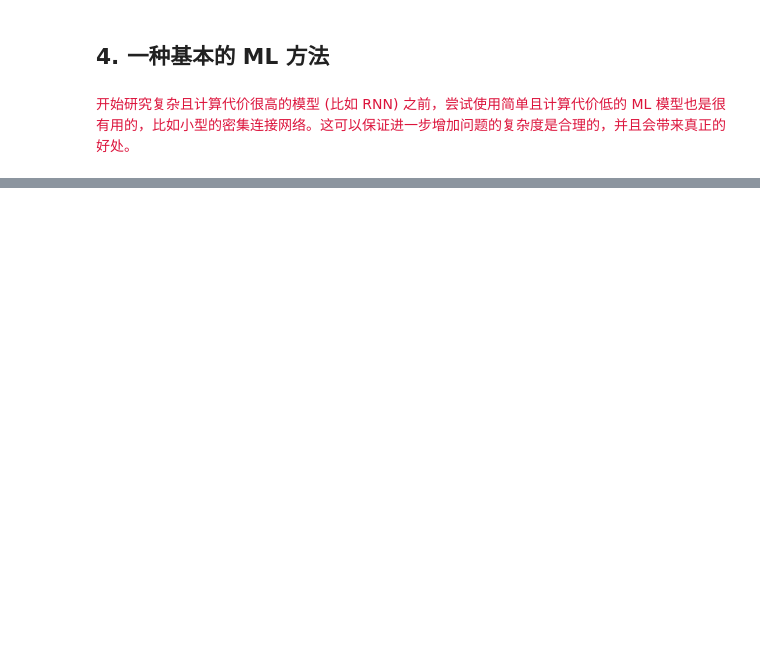
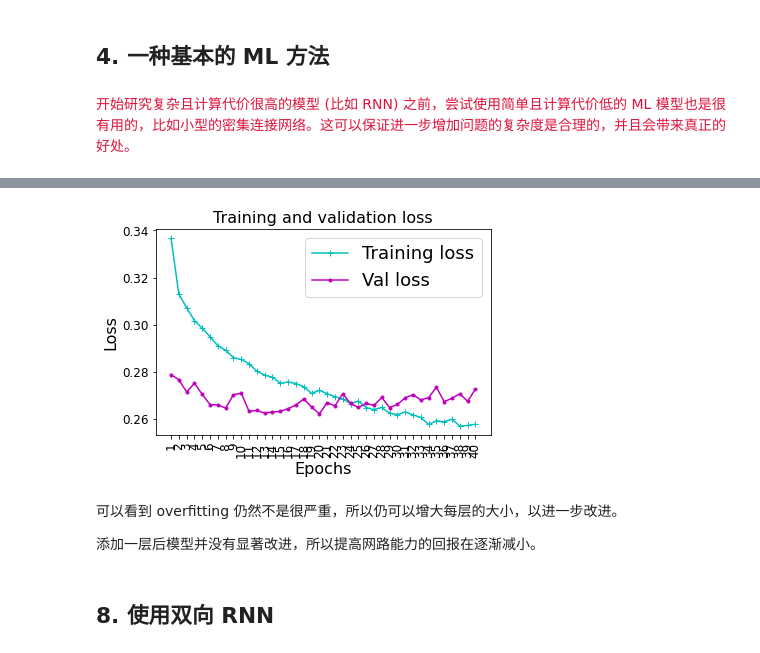
Before and after one commit to libingallin/deep-learning-with-python-1st-edition, a Jupyter notebook: chap06-3-advanced-usage-of-rnn.ipynb, the cells around one changed output, grey strips where cells are left out. Cells and saved outputs as stored; diff of their text form; code cells hidden in the pictures; blank space fills up the shorter version.

```diff
--- a/chap06-3-advanced-usage-of-rnn.ipynb
+++ b/chap06-3-advanced-usage-of-rnn.ipynb
@@ -270,0 +459,23 @@ evaluate_naive_method()
+# %%
+tf.keras.backend.clear_session()
+
+model = tf.keras.Sequential()
+model.add(layers.GRU(32,
+                      # Fraction of the units to drop for the linear transformation of the inputs
+                      dropout=0.1,
+                      # Fraction of the units to drop for the linear transformation of the recurrent state
+                      recurrent_dropout=0.5,
+                      return_sequences=True,
+                      input_shape=(None, float_data.shape[-1])))
+model.add(layers.GRU(32, activation='relu',
+                     dropout=0.1,
+                     recurrent_dropout=0.5))
+model.add(layers.Dense(1))
+
+model.compile(optimizer=tf.keras.optimizers.RMSprop(), loss='mae')
+history = model.fit(train_gen,
+                    steps_per_epoch=500,
+                    # 使用了 dropout，需要更长的时间才能完全收敛
+                    epochs=40,
+                    validation_data=val_gen,
+                    validation_steps=val_steps)
@@ -270,0 +500,11 @@ evaluate_naive_method()
+# %%
+plt.figure(figsize=(6, 3.8))
+plot_history(history)
+# %% [output]
+[figure, added]
+# %% [markdown]
+可以看到 overfitting 仍然不是很严重，所以仍可以增大每层的大小，以进一步改进。
+
+添加一层后模型并没有显著改进，所以提高网路能力的回报在逐渐减小。
+# %% [markdown]
+## 8. 使用双向 RNN
```
Also changed, not shown: parts of 39 cells of this notebook.
